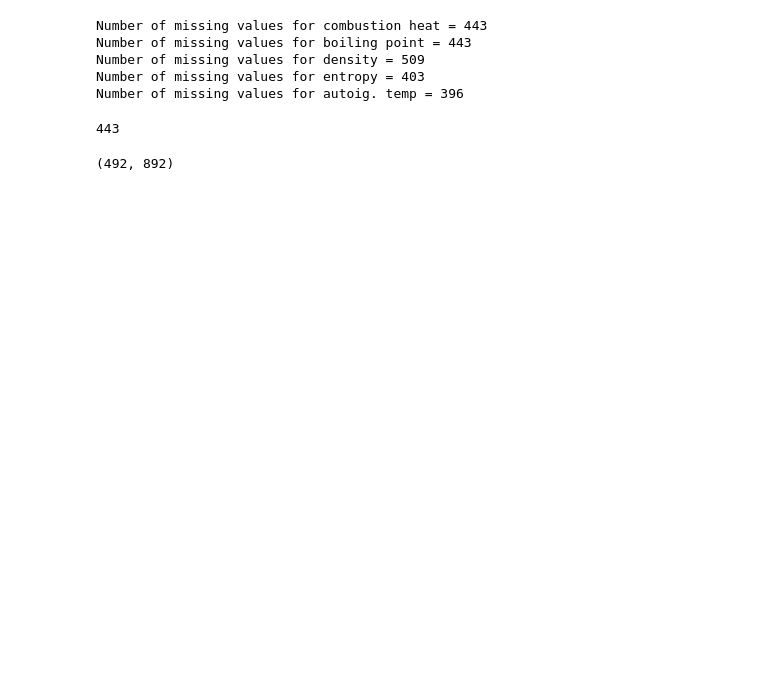
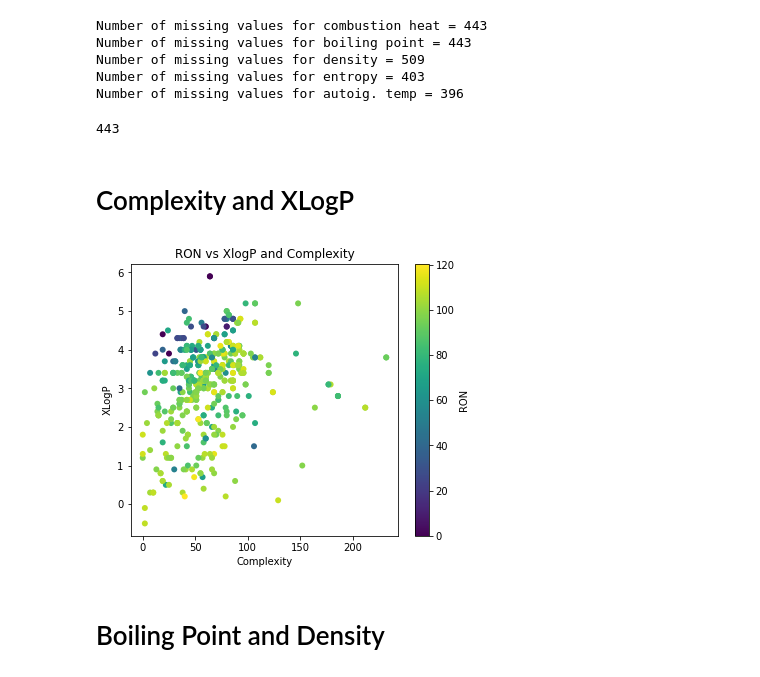
Before and after one commit to SergeyAnufriev/biofuels, a Jupyter notebook: Octane_and_phys_prop.ipynb, the cells around one changed output. Saved outputs shown, nothing was run; the diff lists cells and outputs as text; code cells hidden in the pictures; blank space fills up the shorter version.

```diff
--- a/Octane_and_phys_prop.ipynb
+++ b/Octane_and_phys_prop.ipynb
@@ -51,7 +60,12 @@ Number of missing values for autoig. temp = 396
 len(set(octane['SMILES'].values)-set(comb_h['SMILES'].values))
 # %% [output]
 443
-# %%
-octane.shape
-# %% [output]
-(492, 892)
+# %% [markdown]
+# Complexity and XLogP
+# %%
+def X_LogP_Complexity(row):
+    smi  = row['SMILES']
+    prop = pcp.get_properties(['Complexity', 'XLogP'], smi, 'smiles', as_dataframe=False)[0]
+    return prop['Complexity'],prop['XLogP']
+# %%
+octane[['Complexity','XLogP']] = octane.apply(X_LogP_Complexity, axis=1, result_type="expand")
@@ -57,0 +76,11 @@ octane.shape
+# %%
+plt.scatter(octane['Complexity'],octane['XLogP'],edgecolors='none',c=octane['y'])
+plt.xlabel('Complexity')
+plt.ylabel('XLogP')
+plt.title('RON vs XlogP and Complexity')
+plt.colorbar(label='RON')
+plt.show()
+# %% [output]
+[figure, added]
+# %% [markdown]
+# Boiling Point and Density
```
Also changed, not shown: parts of 54 cells of this notebook, 1 other file.
